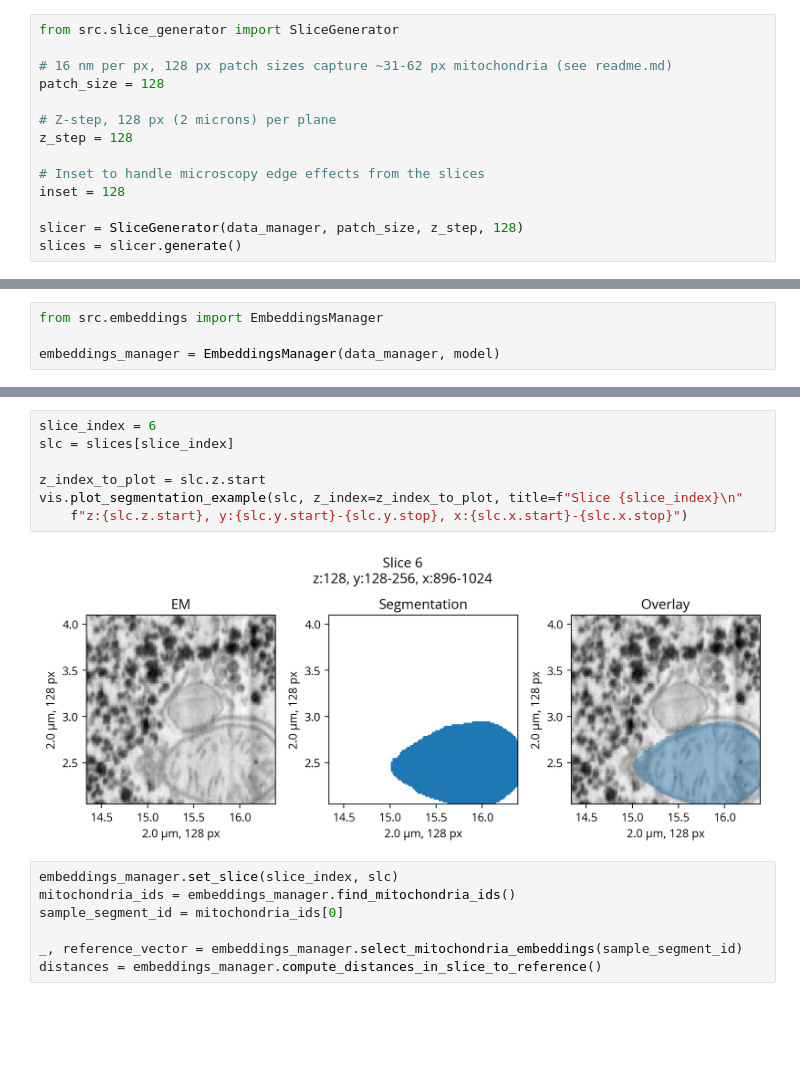
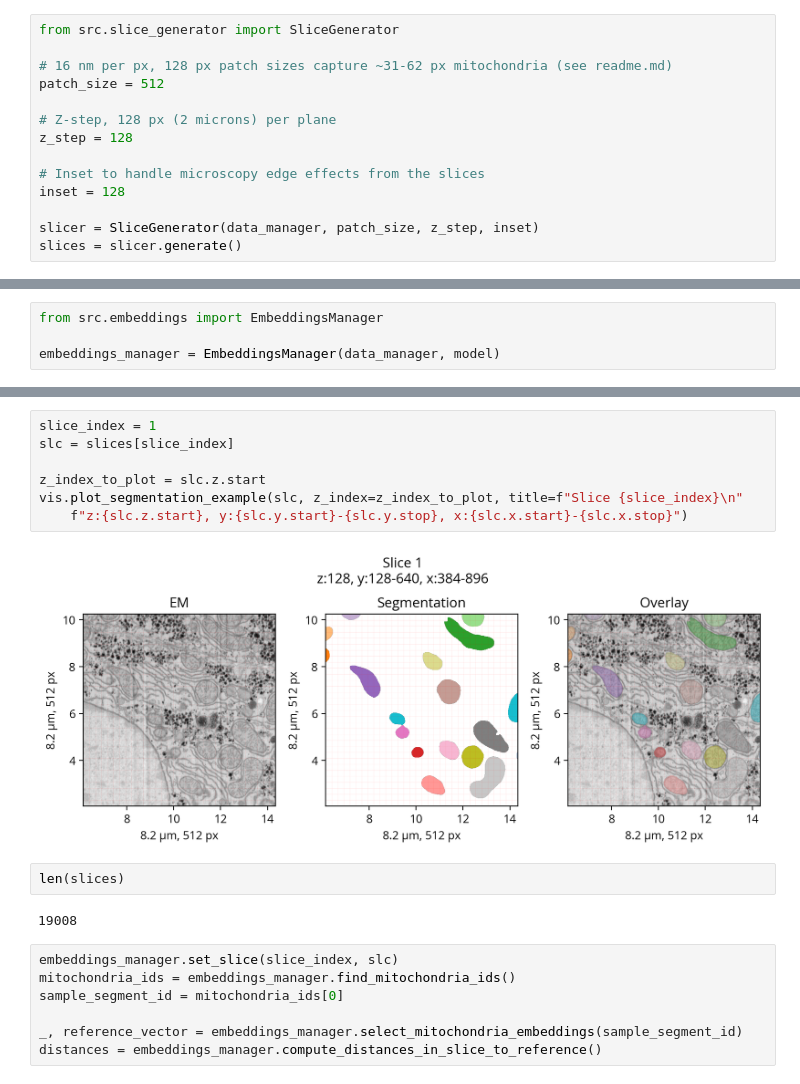
Before and after one commit to trngt/coding-tasks, a Jupyter notebook: task2/Explore_Mito_Data.ipynb, the cells around one changed output, grey strips where cells are left out. Cells and saved outputs as stored; diff of their text form; blank space fills up the shorter version.

```diff
--- a/task2/Explore_Mito_Data.ipynb
+++ b/task2/Explore_Mito_Data.ipynb
@@ -48,7 +48,7 @@ data_manager.segmentation_data.view_groups()
 from src.slice_generator import SliceGenerator
 
 # 16 nm per px, 128 px patch sizes capture ~31-62 px mitochondria (see readme.md)
-patch_size = 128
+patch_size = 512
 
 # Z-step, 128 px (2 microns) per plane
 z_step = 128
@@ -56,7 +56,7 @@ z_step = 128
 # Inset to handle microscopy edge effects from the slices
 inset = 128
 
-slicer = SliceGenerator(data_manager, patch_size, z_step, 128)
+slicer = SliceGenerator(data_manager, patch_size, z_step, inset)
 slices = slicer.generate()
 # %%
 from src.visualizer import Visualizer
@@ -98,12 +94,16 @@ dense_embeddings = embeddings_manager.compute_dense_embeddings(slices_subset)
 # %%
-slice_index = 6
+slice_index = 1
 slc = slices[slice_index]
 
 z_index_to_plot = slc.z.start
 vis.plot_segmentation_example(slc, z_index=z_index_to_plot, title=f"Slice {slice_index}\n"
     f"z:{slc.z.start}, y:{slc.y.start}-{slc.y.stop}, x:{slc.x.start}-{slc.x.stop}")
 # %% [output]
-[figure, old version]
+[figure, new version]
+# %%
+len(slices)
+# %% [output]
+19008
 # %%
 embeddings_manager.set_slice(slice_index, slc)
 mitochondria_ids = embeddings_manager.find_mitochondria_ids()
```
Also changed, not shown: parts of 5 cells of this notebook, 4 other files.
